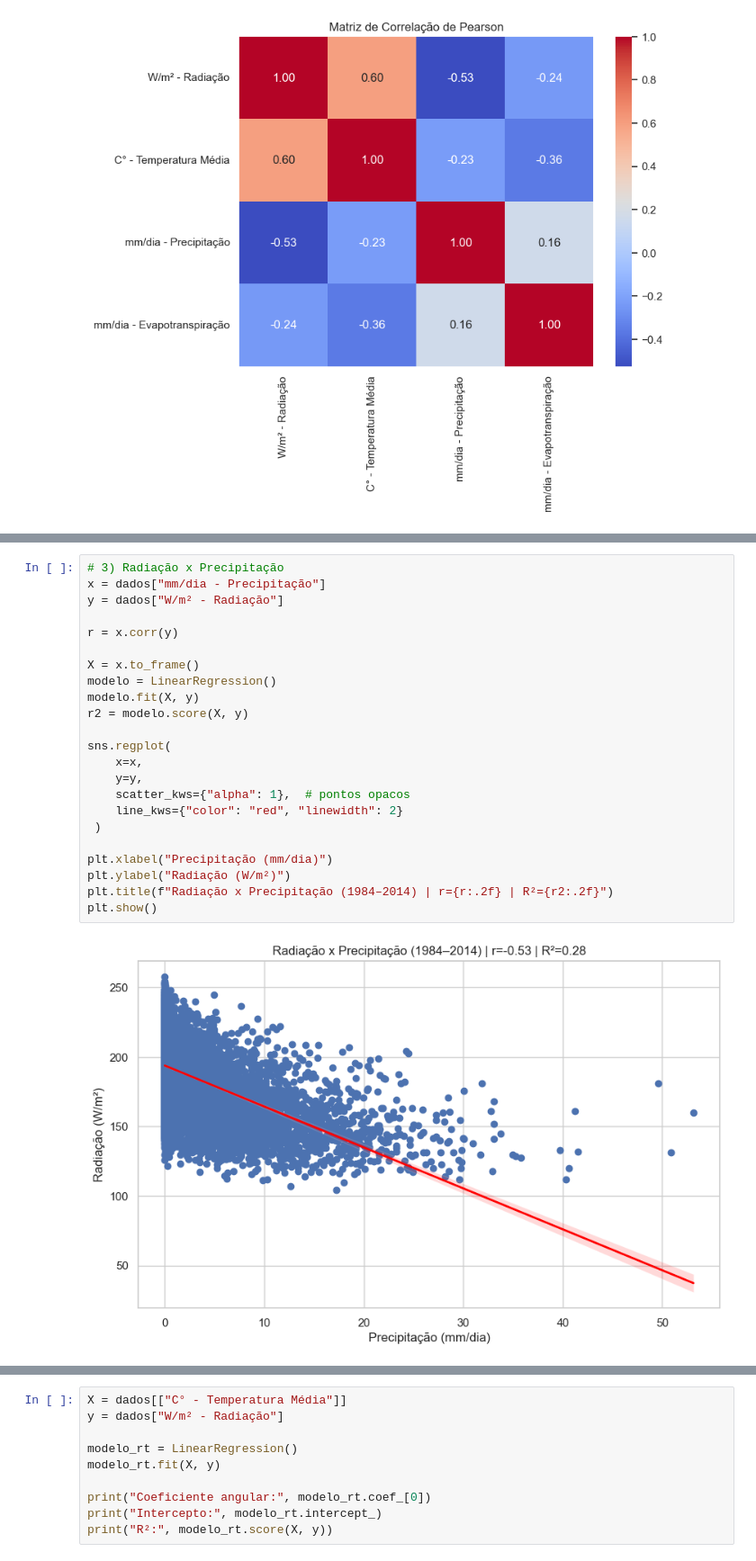
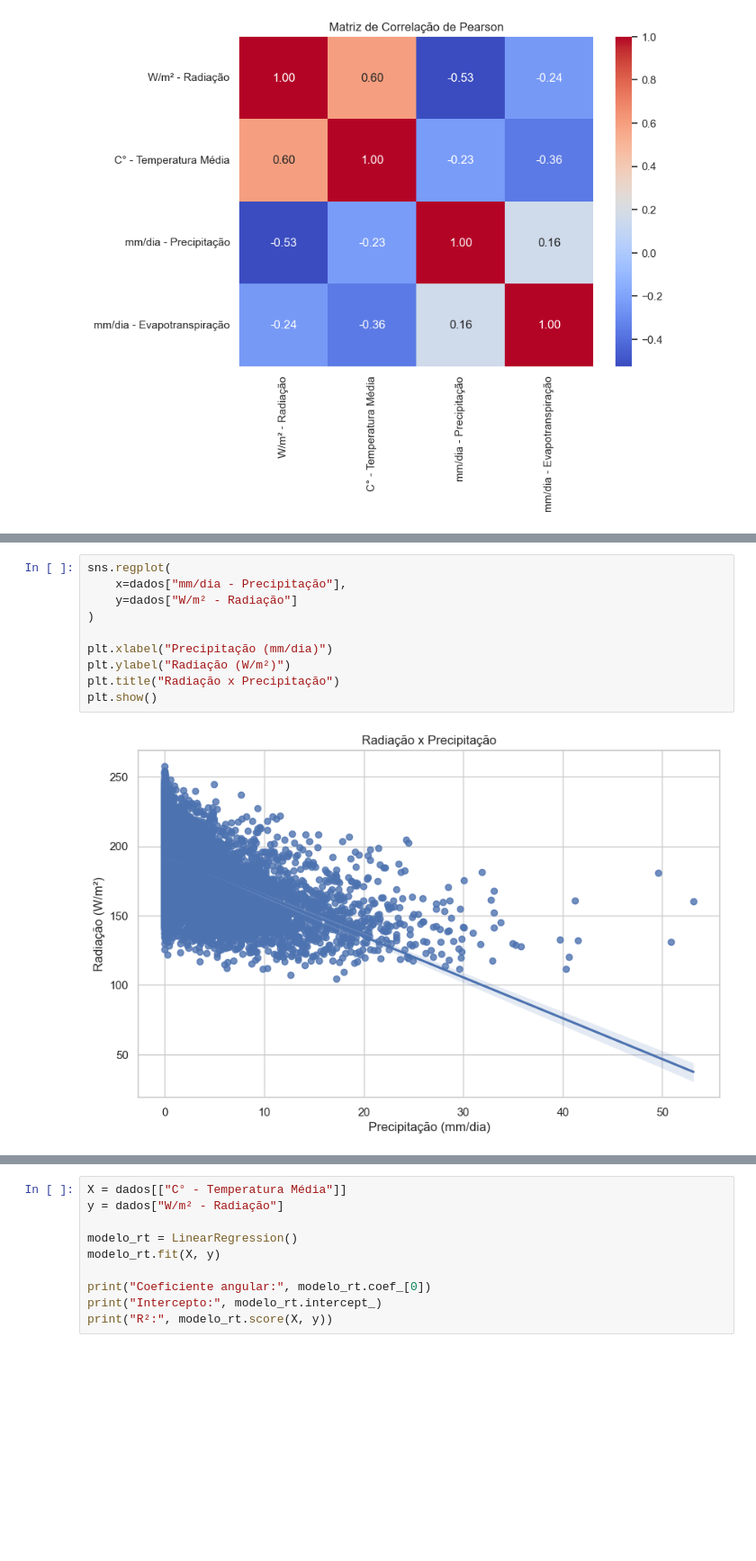
Before and after one commit to gabriellopes-eng/climate_analysis, a Jupyter notebook: climate_analysis/notebooks/04_correlacao_regressao.ipynb, the cells around one changed output, grey strips where cells are left out. Shown at 90% size. Saved outputs shown, nothing was run; the diff lists cells and outputs as text; blank space fills up the shorter version.

```diff
--- a/climate_analysis/notebooks/04_correlacao_regressao.ipynb
+++ b/climate_analysis/notebooks/04_correlacao_regressao.ipynb
@@ -165,25 +135,12 @@ plt.show()
 # %%
-# 3) Radiação x Precipitação
-x = dados["mm/dia - Precipitação"]
-y = dados["W/m² - Radiação"]
-
-r = x.corr(y)
-
-X = x.to_frame()
-modelo = LinearRegression()
-modelo.fit(X, y)
-r2 = modelo.score(X, y)
-
 sns.regplot(
-    x=x,
-    y=y,
-    scatter_kws={"alpha": 1},  # pontos opacos
-    line_kws={"color": "red", "linewidth": 2}
- )
+    x=dados["mm/dia - Precipitação"],
+    y=dados["W/m² - Radiação"]
+)
 
 plt.xlabel("Precipitação (mm/dia)")
 plt.ylabel("Radiação (W/m²)")
-plt.title(f"Radiação x Precipitação (1984–2014) | r={r:.2f} | R²={r2:.2f}")
+plt.title("Radiação x Precipitação")
 plt.show()
 # %% [output]
-[figure, old version]
+[figure, new version]
```
Also changed, not shown: parts of 13 cells of this notebook, 3 other files.
